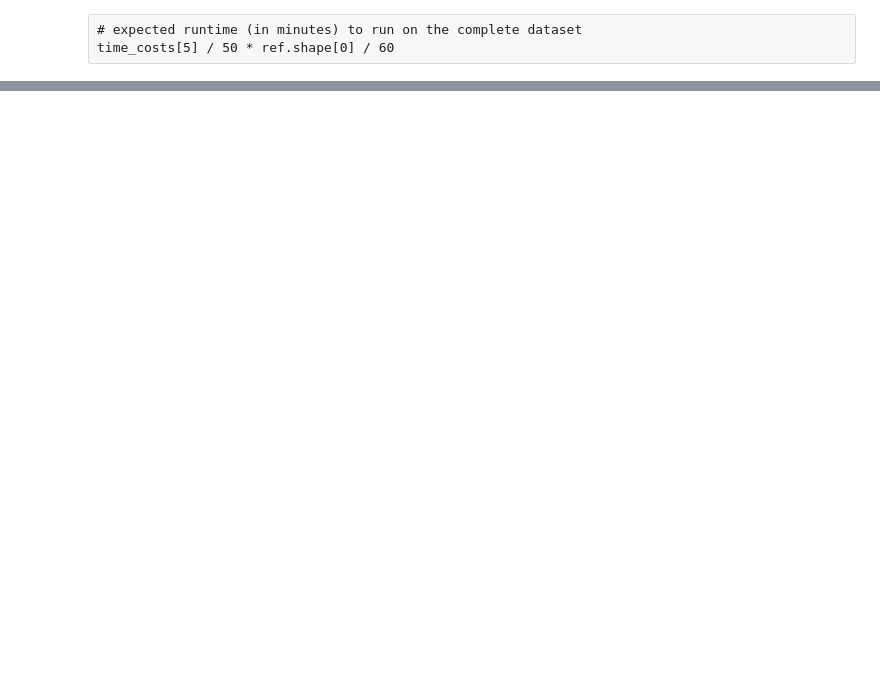
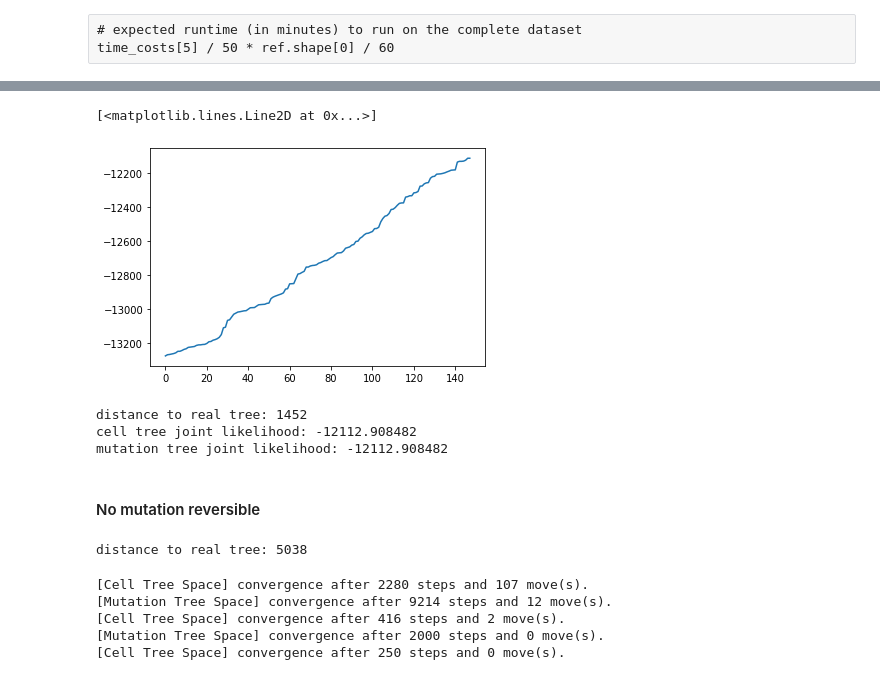
Before and after one commit to Tigecycline/lab_rotation, a Jupyter notebook: test.ipynb, the cells around one changed output, grey strips where cells are left out. Drawn from its saved outputs; the diff is of its cells as text; code cells hidden in the pictures; blank space fills up the shorter version.

```diff
--- a/test.ipynb
+++ b/test.ipynb
@@ -126,0 +126,2 @@ from tree_inference import TreeOptimizer
+# %%
+likelihoods1, likelihoods2 = cell_locus_likelihoods(ref, alt, gt1, gt2)
@@ -126,0 +132,5 @@ from tree_inference import TreeOptimizer
+# %%
+optz = TreeOptimizer()
+optz.fit(likelihoods2, likelihoods1, reversible = True)
+optz.ct = dg.tree.copy()
+optz.update_ct()
@@ -127,3 +155,4 @@ from tree_inference import TreeOptimizer
 # %%
 optz = TreeOptimizer()
-optz.fit(ref, alt, gt1, gt2, reversible = True)
+optz.fit(likelihoods2, likelihoods1, reversible = True)
+print('distance to real tree:', path_len_dist(optz.ct, dg.tree))
@@ -130,3 +161,3 @@ optz.fit(ref, alt, gt1, gt2, reversible = True)
 # %%
-optz.optimize()
+history, space_history = optz.optimize()
 # %% [output]
@@ -156,0 +170,29 @@ optz.mt.to_graphviz()
+# %%
+plt.plot(history)
+# %% [output]
+[<matplotlib.lines.Line2D at 0x...>]
+[figure, added]
+# %%
+print('distance to real tree:', path_len_dist(optz.ct, dg.tree))
+print('cell tree joint likelihood:', optz.ct_joint)
+print('mutation tree joint likelihood:', optz.mt_joint)
+# %% [output]
+distance to real tree: 1452
+cell tree joint likelihood: -12112.908482
+mutation tree joint likelihood: -12112.908482
+# %% [markdown]
+#### No mutation reversible
+# %%
+optz = TreeOptimizer()
+optz.fit(likelihoods1, likelihoods2, reversible = False)
+print('distance to real tree:', path_len_dist(optz.ct, dg.tree))
+# %% [output]
+distance to real tree: 5038
+# %%
+history, space_history = optz.optimize()
+# %% [output]
+[Cell Tree Space] convergence after 2280 steps and 107 move(s).
+[Mutation Tree Space] convergence after 9214 steps and 12 move(s).
+[Cell Tree Space] convergence after 416 steps and 2 move(s).
+[Mutation Tree Space] convergence after 2000 steps and 0 move(s).
+[Cell Tree Space] convergence after 250 steps and 0 move(s).
```
Also changed, not shown: parts of 44 cells of this notebook, 6 other files.
